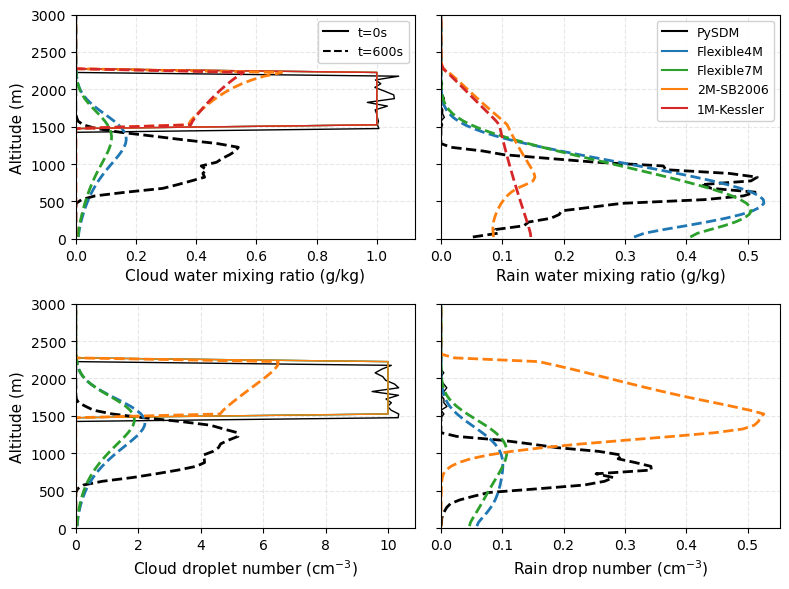
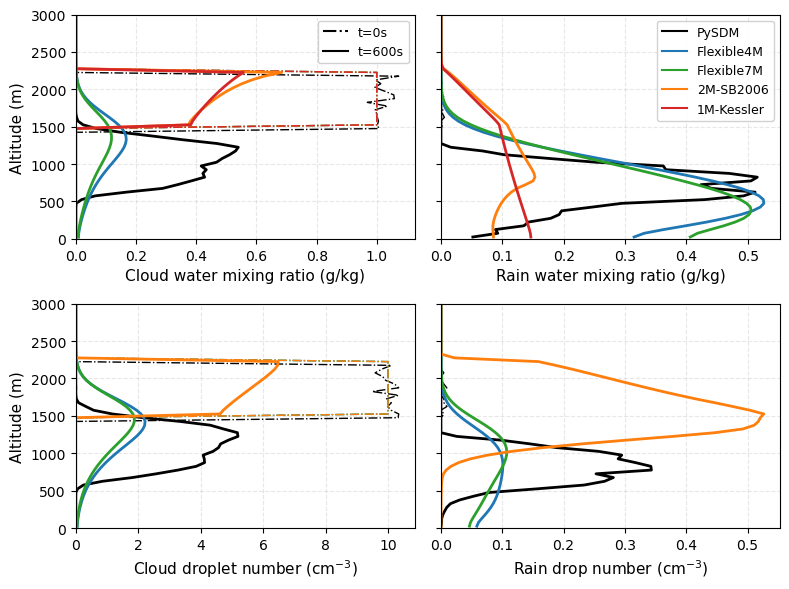
Code edit (unified diff) that turned the first committed figure into the second:
--- before
+++ after
@@ -1,4 +1,4 @@
 from plotting_utils import plot_vertical_profiles
 
-fig, ax = plot_vertical_profiles(datasets, figsize=(8, 6), t_plt=[0, 600])
+fig, ax = plot_vertical_profiles(datasets, figsize=(8, 6), t_plt=[0, 600], lw=[1, 2])
 fig.savefig("../figures/fig7_colsed_profiles.pdf")

Commit: Finishing up new figures